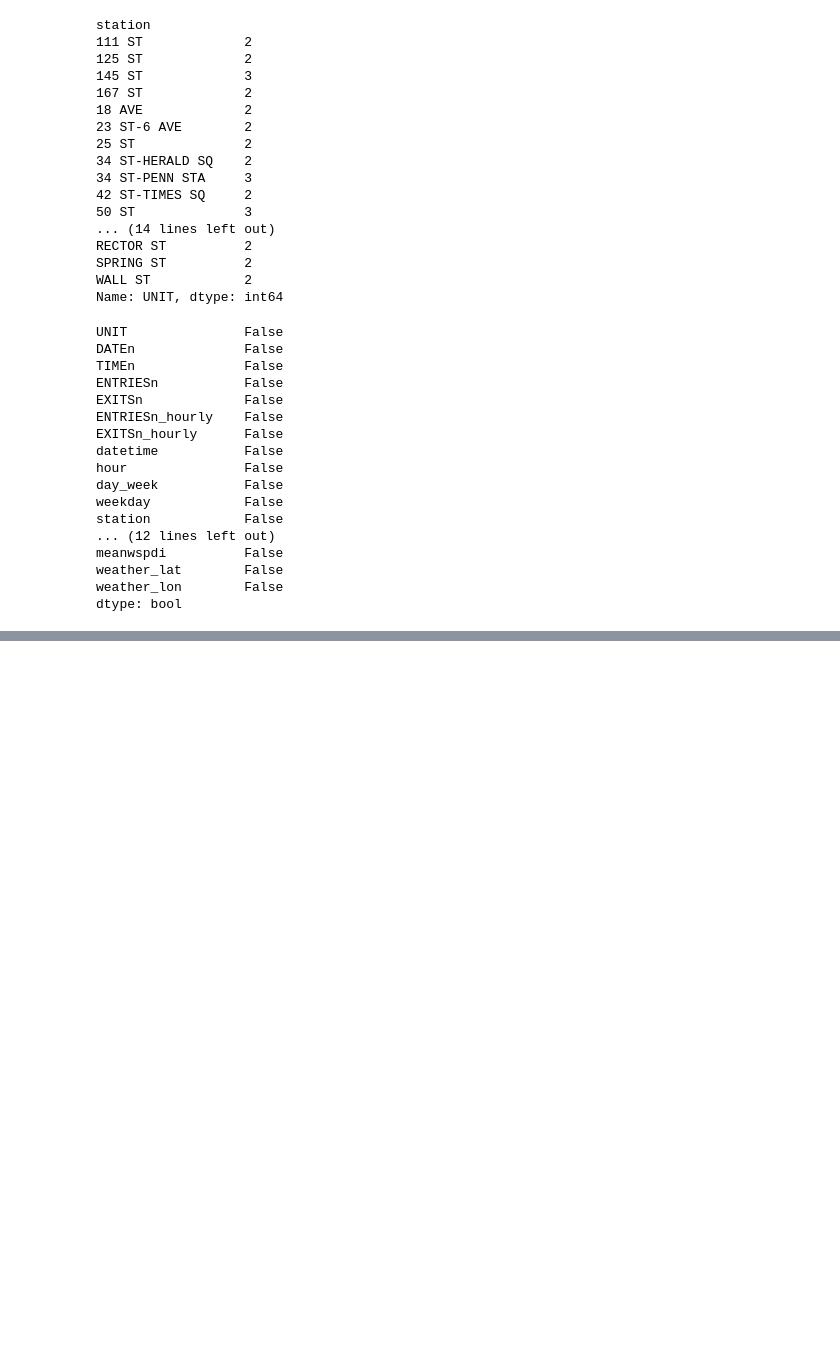
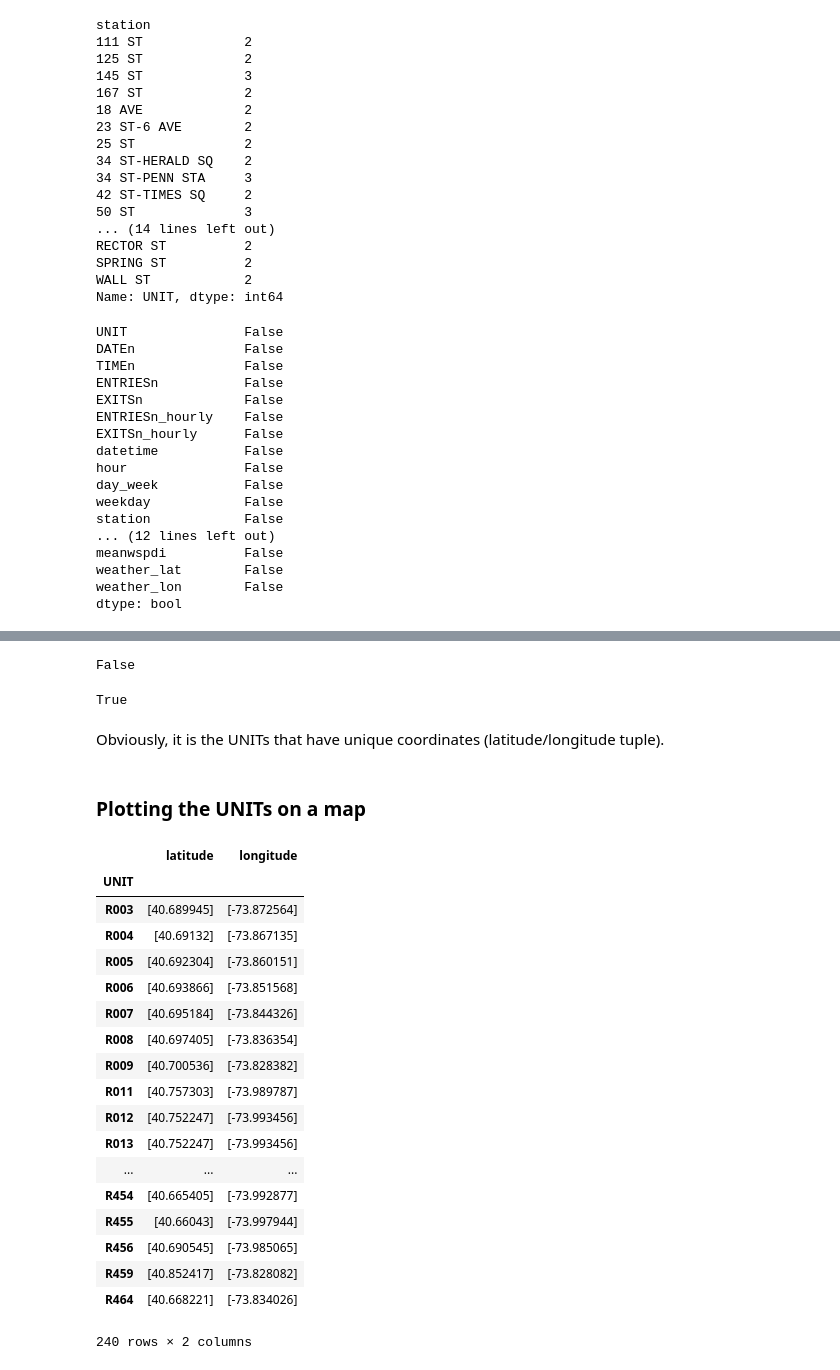
Before and after one commit to ihkihk/datan, a Jupyter notebook: p2_nycsubway/p2_nyc.ipynb, the cells around one changed output, grey strips where cells are left out. Saved outputs shown, nothing was run; the diff lists cells and outputs as text; code cells hidden in the pictures; blank space fills up the shorter version.

```diff
--- a/p2_nycsubway/p2_nyc.ipynb
+++ b/p2_nycsubway/p2_nyc.ipynb
@@ -123,0 +130,12 @@ df.describe().T # Printing the data ranges for each column
+# %%
+(units.latitude.unique().apply(len) > 1).any()
+# %% [output]
+False
+# %%
+(stations.latitude.unique().apply(len) > 1).any()
+# %% [output]
+True
+# %% [markdown]
+Obviously, it is the UNITs that have unique coordinates (latitude/longitude tuple).
+# %% [markdown]
+### Plotting the UNITs on a map
@@ -123,0 +144,22 @@ df.describe().T # Printing the data ranges for each column
+# %%
+unit_coords
+# %% [output]
+|  | latitude | longitude |
+| UNIT |  |  |
+| R003 | [40.689945] | [-73.872564] |
+| R004 | [40.69132] | [-73.867135] |
+| R005 | [40.692304] | [-73.860151] |
+| R006 | [40.693866] | [-73.851568] |
+| R007 | [40.695184] | [-73.844326] |
+| R008 | [40.697405] | [-73.836354] |
+| R009 | [40.700536] | [-73.828382] |
+| R011 | [40.757303] | [-73.989787] |
+| R012 | [40.752247] | [-73.993456] |
+| R013 | [40.752247] | [-73.993456] |
+| ... | ... | ... |
+| R454 | [40.665405] | [-73.992877] |
+| R455 | [40.66043] | [-73.997944] |
+| R456 | [40.690545] | [-73.985065] |
+| R459 | [40.852417] | [-73.828082] |
+| R464 | [40.668221] | [-73.834026] |
+240 rows × 2 columns
```
Also changed, not shown: parts of 13 cells of this notebook, 4 other files.
